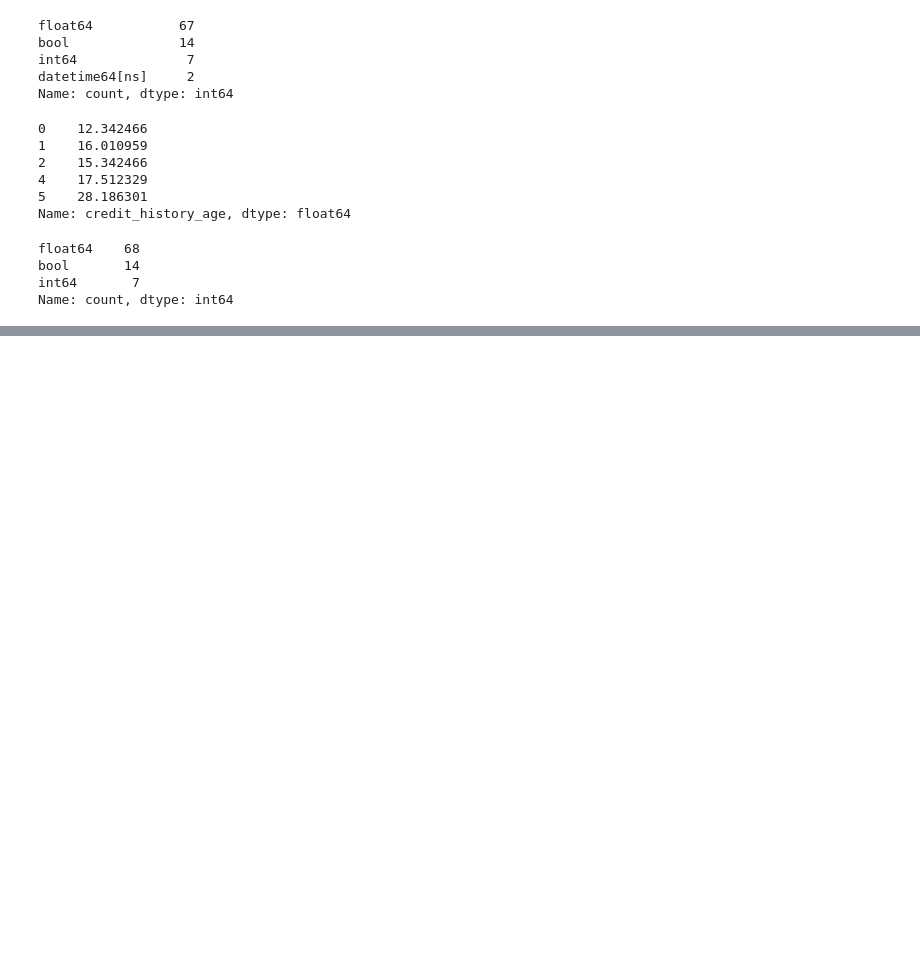
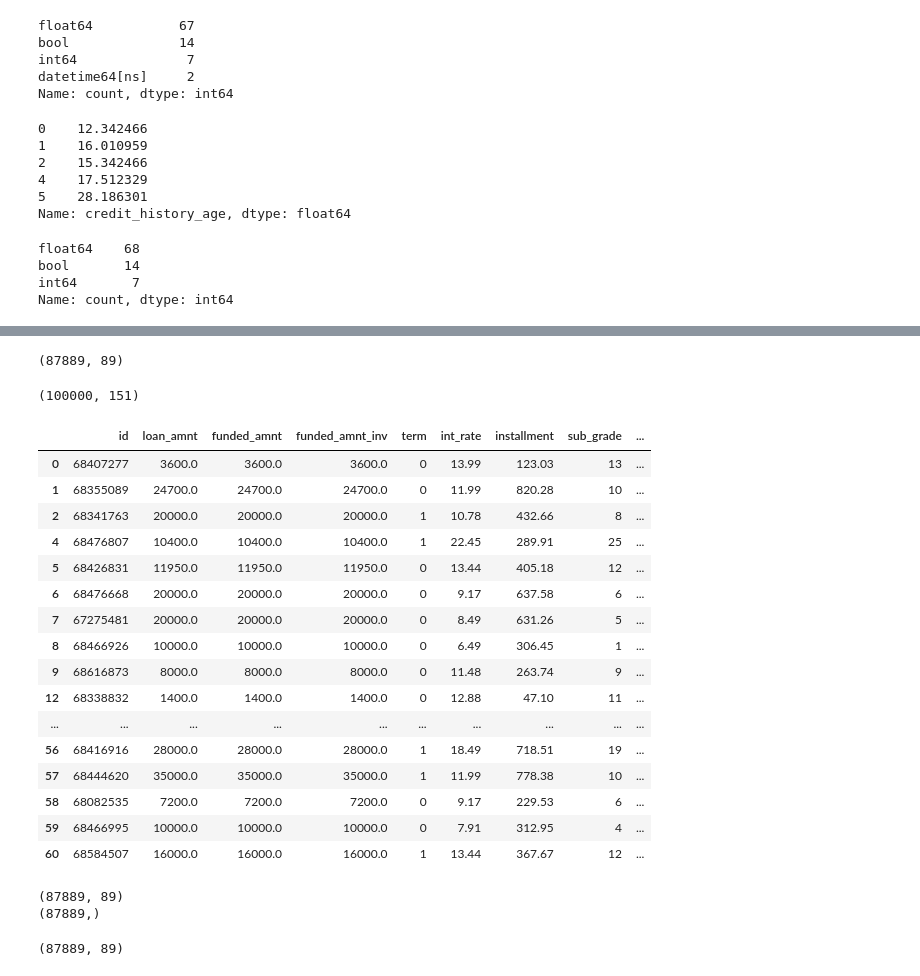
Before and after one commit to Rujuta-133/fintech-risk-scoring, a Jupyter notebook: notebooks/01_data_overview.ipynb, the cells around one changed output, grey strips where cells are left out. Drawn from its saved outputs; the diff is of its cells as text; code cells hidden in the pictures; blank space fills up the shorter version.

```diff
--- a/notebooks/01_data_overview.ipynb
+++ b/notebooks/01_data_overview.ipynb
@@ -1113,0 +1134,28 @@ Name: count, dtype: int64
+# %%
+df_filtered.shape
+# %% [output]
+(87889, 89)
+# %%
+df.shape
+# %% [output]
+(100000, 151)
+# %%
+df_filtered.head(50)
+# %% [output]
+|  | id | loan_amnt | funded_amnt | funded_amnt_inv | term | int_rate | installment | sub_grade | ... |
+| 0 | 68407277 | 3600.0 | 3600.0 | 3600.0 | 0 | 13.99 | 123.03 | 13 | ... |
+| 1 | 68355089 | 24700.0 | 24700.0 | 24700.0 | 0 | 11.99 | 820.28 | 10 | ... |
+| 2 | 68341763 | 20000.0 | 20000.0 | 20000.0 | 1 | 10.78 | 432.66 | 8 | ... |
+| 4 | 68476807 | 10400.0 | 10400.0 | 10400.0 | 1 | 22.45 | 289.91 | 25 | ... |
+| 5 | 68426831 | 11950.0 | 11950.0 | 11950.0 | 0 | 13.44 | 405.18 | 12 | ... |
+| 6 | 68476668 | 20000.0 | 20000.0 | 20000.0 | 0 | 9.17 | 637.58 | 6 | ... |
+| 7 | 67275481 | 20000.0 | 20000.0 | 20000.0 | 0 | 8.49 | 631.26 | 5 | ... |
+| 8 | 68466926 | 10000.0 | 10000.0 | 10000.0 | 0 | 6.49 | 306.45 | 1 | ... |
+| 9 | 68616873 | 8000.0 | 8000.0 | 8000.0 | 0 | 11.48 | 263.74 | 9 | ... |
+| 12 | 68338832 | 1400.0 | 1400.0 | 1400.0 | 0 | 12.88 | 47.10 | 11 | ... |
+| ... | ... | ... | ... | ... | ... | ... | ... | ... | ... |
+| 56 | 68416916 | 28000.0 | 28000.0 | 28000.0 | 1 | 18.49 | 718.51 | 19 | ... |
+| 57 | 68444620 | 35000.0 | 35000.0 | 35000.0 | 1 | 11.99 | 778.38 | 10 | ... |
+| 58 | 68082535 | 7200.0 | 7200.0 | 7200.0 | 0 | 9.17 | 229.53 | 6 | ... |
+| 59 | 68466995 | 10000.0 | 10000.0 | 10000.0 | 0 | 7.91 | 312.95 | 4 | ... |
+| 60 | 68584507 | 16000.0 | 16000.0 | 16000.0 | 1 | 13.44 | 367.67 | 12 | ... |
@@ -1113,0 +1170,12 @@ Name: count, dtype: int64
+# %%
+X = df_filtered
+
+print(X.shape)
+print(y.shape)
+# %% [output]
+(87889, 89)
+(87889,)
+# %%
+df_filtered.shape
+# %% [output]
+(87889, 89)
```
Also changed, not shown: parts of 2 cells of this notebook, 1 other file.
